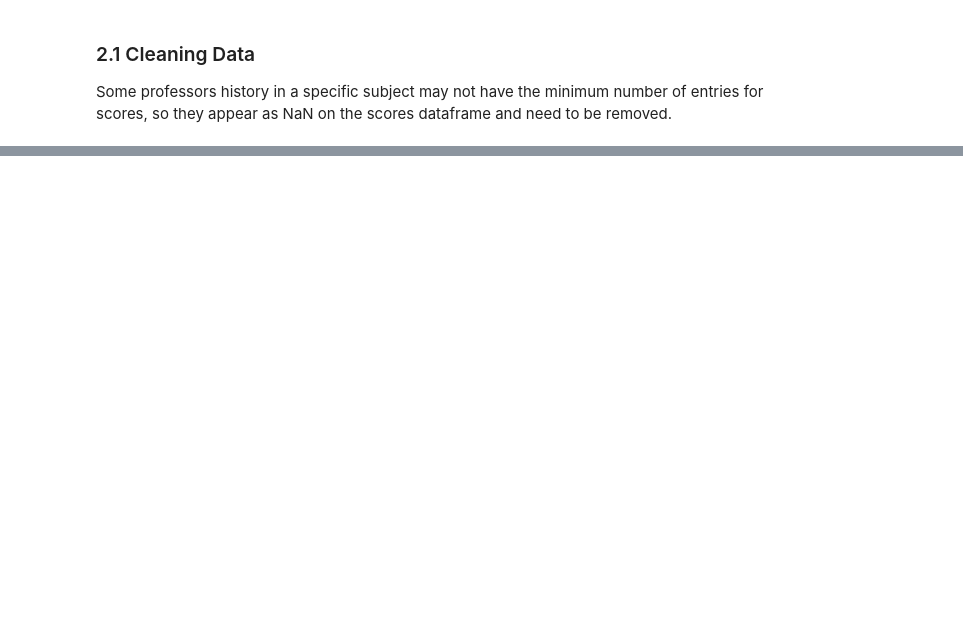
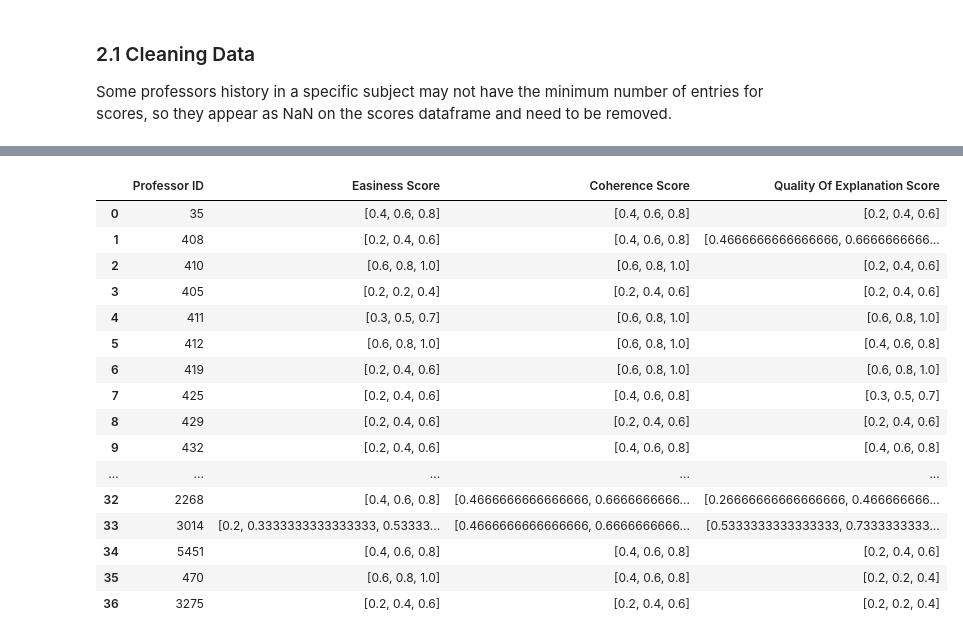
Before and after one commit to Pedro4064/MCDM-Fuzzy---GDE, a Jupyter notebook: src/fuzzy_analysis.ipynb, the cells around one changed output, grey strips where cells are left out. Drawn from its saved outputs; the diff is of its cells as text; code cells hidden in the pictures; blank space fills up the shorter version.

```diff
--- a/src/fuzzy_analysis.ipynb
+++ b/src/fuzzy_analysis.ipynb
@@ -116,0 +155,20 @@ fuzzy_control_subtree_df
+# %%
+professors_scores_fuzzy_aggregation_df
+# %% [output]
+|  | Professor ID | Easiness Score | Coherence Score | Quality Of Explanation Score |
+| 0 | 35 | [0.4, 0.6, 0.8] | [0.4, 0.6, 0.8] | [0.2, 0.4, 0.6] |
+| 1 | 408 | [0.2, 0.4, 0.6] | [0.4, 0.6, 0.8] | [0.4666666666666666, 0.6666666666... |
+| 2 | 410 | [0.6, 0.8, 1.0] | [0.6, 0.8, 1.0] | [0.2, 0.4, 0.6] |
+| 3 | 405 | [0.2, 0.2, 0.4] | [0.2, 0.4, 0.6] | [0.2, 0.4, 0.6] |
+| 4 | 411 | [0.3, 0.5, 0.7] | [0.6, 0.8, 1.0] | [0.6, 0.8, 1.0] |
+| 5 | 412 | [0.6, 0.8, 1.0] | [0.6, 0.8, 1.0] | [0.4, 0.6, 0.8] |
+| 6 | 419 | [0.2, 0.4, 0.6] | [0.6, 0.8, 1.0] | [0.6, 0.8, 1.0] |
+| 7 | 425 | [0.2, 0.4, 0.6] | [0.4, 0.6, 0.8] | [0.3, 0.5, 0.7] |
+| 8 | 429 | [0.2, 0.4, 0.6] | [0.2, 0.4, 0.6] | [0.2, 0.4, 0.6] |
+| 9 | 432 | [0.2, 0.4, 0.6] | [0.4, 0.6, 0.8] | [0.4, 0.6, 0.8] |
+| ... | ... | ... | ... | ... |
+| 32 | 2268 | [0.4, 0.6, 0.8] | [0.4666666666666666, 0.6666666666... | [0.26666666666666666, 0.466666666... |
+| 33 | 3014 | [0.2, 0.3333333333333333, 0.53333... | [0.4666666666666666, 0.6666666666... | [0.5333333333333333, 0.7333333333... |
+| 34 | 5451 | [0.4, 0.6, 0.8] | [0.4, 0.6, 0.8] | [0.2, 0.4, 0.6] |
+| 35 | 470 | [0.6, 0.8, 1.0] | [0.4, 0.6, 0.8] | [0.2, 0.2, 0.4] |
+| 36 | 3275 | [0.2, 0.4, 0.6] | [0.2, 0.4, 0.6] | [0.2, 0.2, 0.4] |
```
Also changed, not shown: parts of 14 cells of this notebook.
